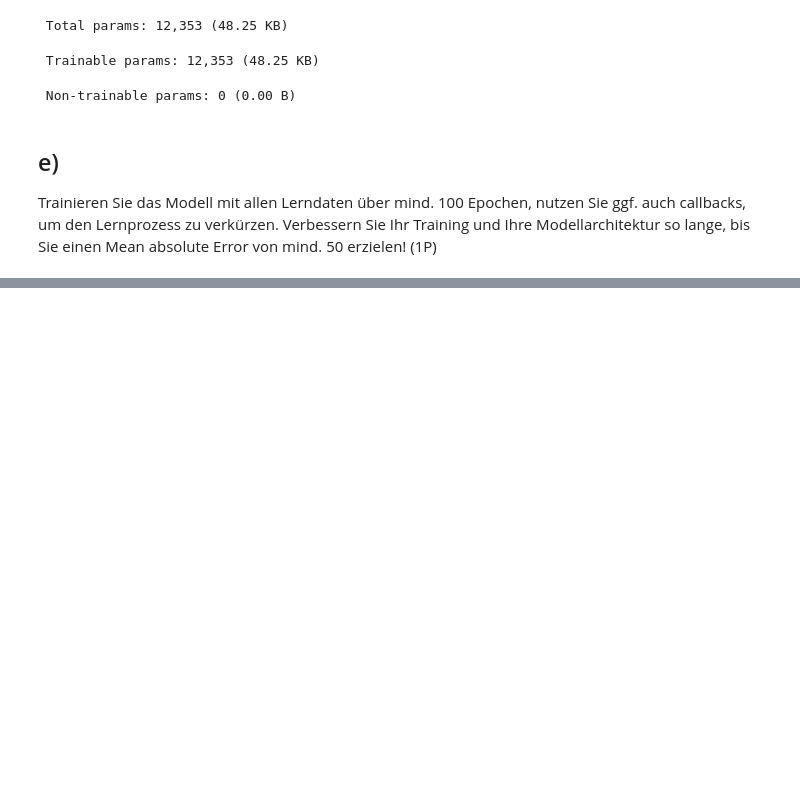
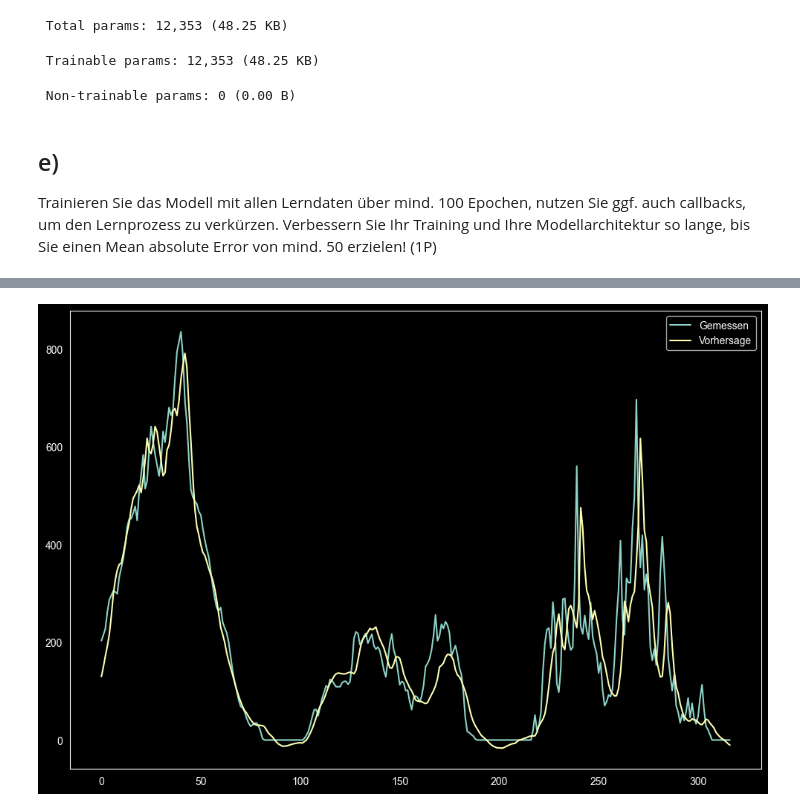
Before and after one commit to MuhammedKrz/DatenanalyseUndMLPraktika, a Jupyter notebook: Blatt-9/Praktikum9.ipynb, the cells around one changed output, grey strips where cells are left out. Cells and saved outputs as stored; diff of their text form; code cells hidden in the pictures; blank space fills up the shorter version.

```diff
--- a/Blatt-9/Praktikum9.ipynb
+++ b/Blatt-9/Praktikum9.ipynb
@@ -52,10 +59,10 @@ df_test = df.iloc[end_train:]
 X_train = df_train
 X_test = df_test
 y_train = df_train[['Dcp']]
-y_test  = df_test[['Dcp']]
+y_test_raw  = df_test[['Dcp']]
 
 print('Training attribute shape:', X_train.shape, 'Training label shape:', y_train.shape)
-print('Test attribute shape:', X_test.shape, 'Test label shape:', y_test.shape)
+print('Test attribute shape:', X_test.shape, 'Test label shape:', y_test_raw.shape)
 # %% [output]
 Training attribute shape: (3191, 6) Training label shape: (3191, 1)
 Test attribute shape: (354, 6) Test label shape: (354, 1)
@@ -70,7 +77,7 @@ scaler = StandardScaler()
 X_train = scaler.fit_transform(X_train)
 X_test = scaler.transform(X_test)
 y_train = scaler.fit_transform(y_train)
-y_test = scaler.transform(y_test)
+y_test = scaler.transform(y_test_raw)
 
 def restructure_data(x:pd.DataFrame, y:pd.DataFrame, window:int, horizon:int):
     x_, y_ = [], []
@@ -125,3 +133,17 @@ Model: "sequential_2"
 Trainieren Sie das Modell mit allen Lerndaten über mind. 100 Epochen, nutzen Sie ggf. auch callbacks, um den Lernprozess
 zu verkürzen. Verbessern Sie Ihr Training und Ihre Modellarchitektur so lange, bis Sie einen Mean absolute Error von mind.
 50 erzielen! (1P)
+# %%
+early = EarlyStopping(monitor='val_loss', patience=10)
+check = ModelCheckpoint(filepath='consumption_power_model.keras', monitor='val_loss', save_best_only=True)
+
+history = model.fit(X_train, y_train, batch_size=64, epochs=300, validation_data=(X_test, y_test), callbacks=[early, check], verbose=1)
+
+model = load_model('consumption_power_model.keras')
+y_true = y_test_raw[36+1:]
+
+y_pred = model.predict(X_test)
+y_pred_inv = scaler.inverse_transform(y_pred)
+
+mae_model = mean_absolute_error(y_true, y_pred_inv)
+print('mae, model predictions {:.3f}'.format(mae_model))
@@ -131,3 +171,14 @@ Visualisieren Sie Ihre Prognoseergebnisse, so ähnlich wie unten angegeben im Ve
 prognostizierten Werten! (0.5P)
 
 <img src="images/1f.png" width=900>
+# %%
+raw_data = y_true.Dcp.values
+pred_data = y_pred_inv
+
+plt.figure(figsize=figsize(12, 8))
+plt.plot(raw_data, label='Gemessen')
+plt.plot(pred_data, label='Vorhersage')
+plt.legend()
+plt.grid(False)
+# %% [output]
+[figure, added]
```
Also changed, not shown: parts of 3 cells of this notebook, 1 other file.
